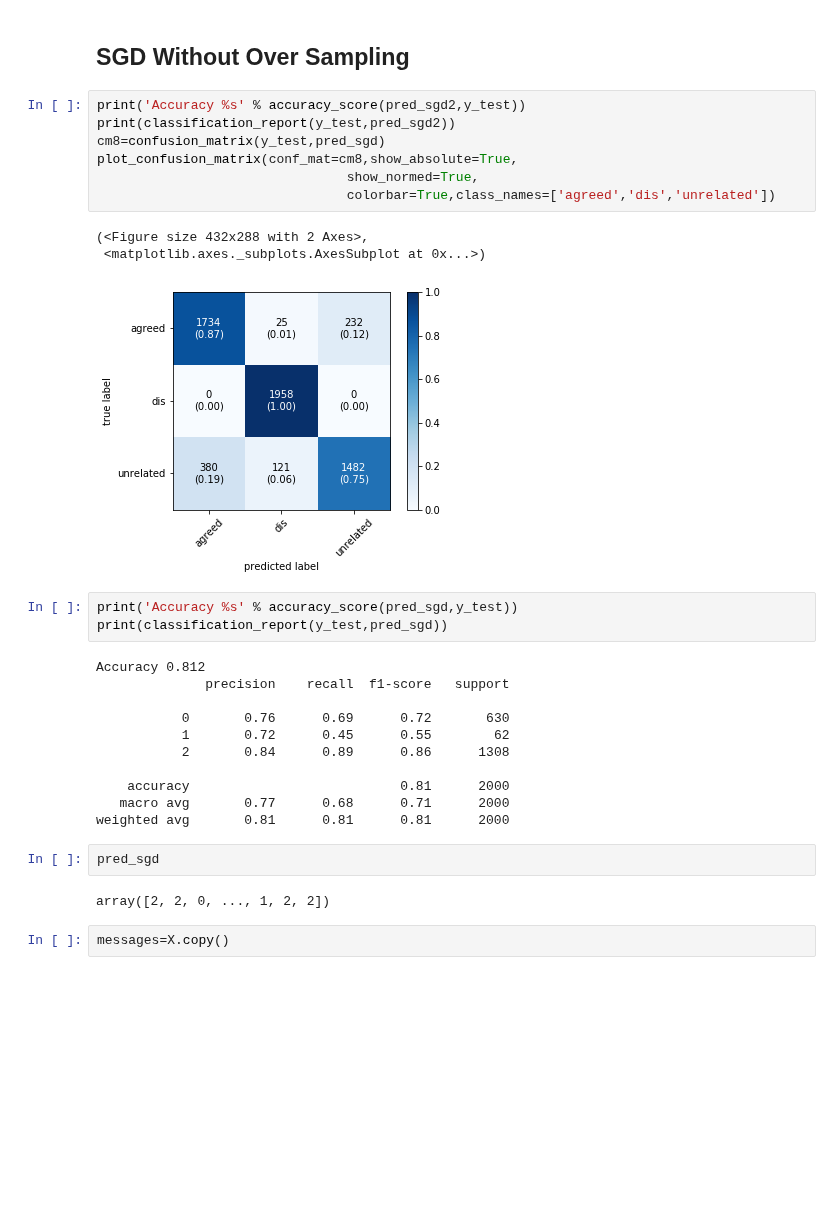
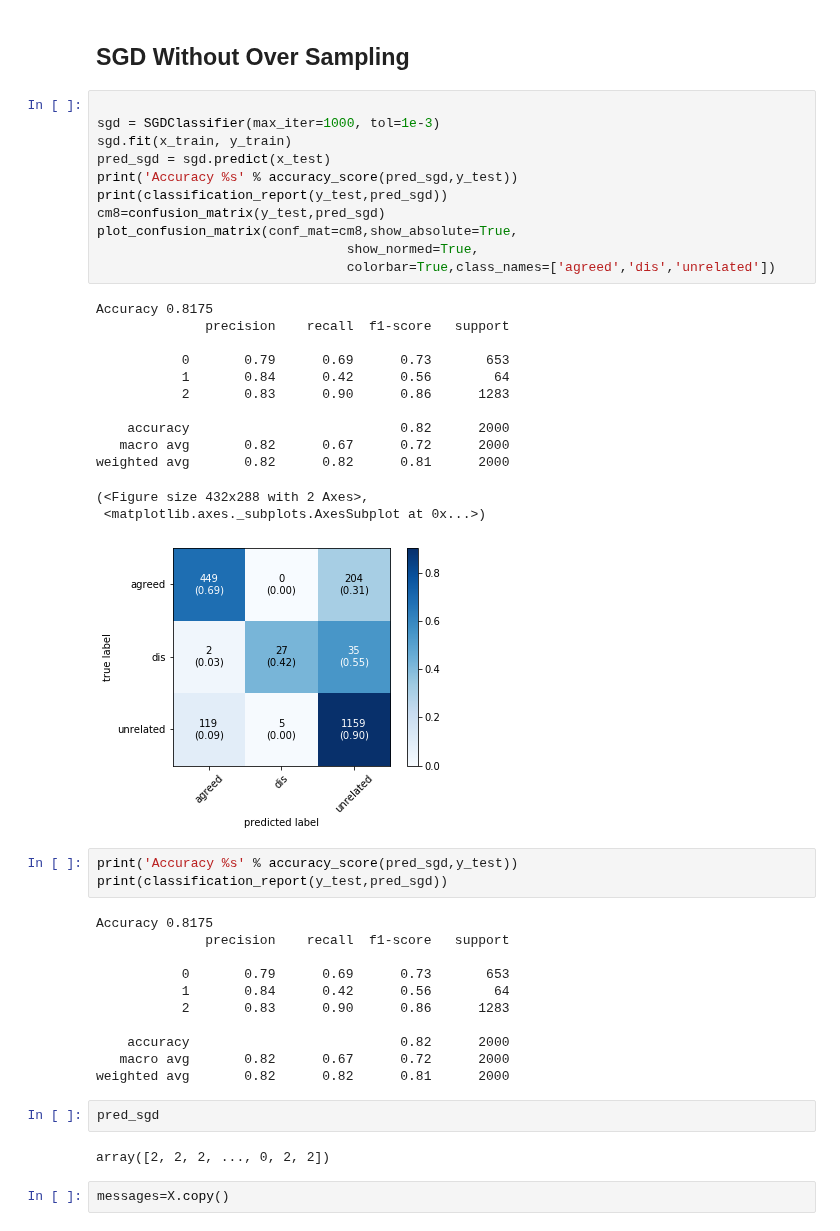
Before and after one commit to Amoghvs/Fake-News-Classifier, a Jupyter notebook: Fake News Classifier.ipynb, the cells around one changed output. Cells and saved outputs as stored; diff of their text form; blank space fills up the shorter version.

```diff
--- a/Fake News Classifier.ipynb
+++ b/Fake News Classifier.ipynb
@@ -586,34 +584,48 @@ Recall 0.797
 # %% [markdown]
 ## SGD Without Over Sampling
 # %%
-print('Accuracy %s' % accuracy_score(pred_sgd2,y_test))
-print(classification_report(y_test,pred_sgd2))
+
+sgd = SGDClassifier(max_iter=1000, tol=1e-3)
+sgd.fit(x_train, y_train)
+pred_sgd = sgd.predict(x_test)
+print('Accuracy %s' % accuracy_score(pred_sgd,y_test))
+print(classification_report(y_test,pred_sgd))
 cm8=confusion_matrix(y_test,pred_sgd)
 plot_confusion_matrix(conf_mat=cm8,show_absolute=True,
                                 show_normed=True,
                                 colorbar=True,class_names=['agreed','dis','unrelated'])
 # %% [output]
-(<Figure size 432x288 with 2 Axes>,
- <matplotlib.axes._subplots.AxesSubplot at 0x...>)
+Accuracy 0.8175
+              precision    recall  f1-score   support
+
+           0       0.79      0.69      0.73       653
+           1       0.84      0.42      0.56        64
+           2       0.83      0.90      0.86      1283
+
+    accuracy                           0.82      2000
+   macro avg       0.82      0.67      0.72      2000
+weighted avg       0.82      0.82      0.81      2000
+(<Figure size 432x288 with 2 Axes>,
+ <matplotlib.axes._subplots.AxesSubplot at 0x...>)
-[figure, old version]
+[figure, new version]
 # %%
 print('Accuracy %s' % accuracy_score(pred_sgd,y_test))
 print(classification_report(y_test,pred_sgd))
 # %% [output]
-Accuracy 0.812
+Accuracy 0.8175
               precision    recall  f1-score   support
 
-           0       0.76      0.69      0.72       630
-           1       0.72      0.45      0.55        62
-           2       0.84      0.89      0.86      1308
+           0       0.79      0.69      0.73       653
+           1       0.84      0.42      0.56        64
+           2       0.83      0.90      0.86      1283
 
-    accuracy                           0.81      2000
-   macro avg       0.77      0.68      0.71      2000
-weighted avg       0.81      0.81      0.81      2000
+    accuracy                           0.82      2000
+   macro avg       0.82      0.67      0.72      2000
+weighted avg       0.82      0.82      0.81      2000
 # %%
 pred_sgd
 # %% [output]
-array([2, 2, 0, ..., 1, 2, 2])
+array([2, 2, 2, ..., 0, 2, 2])
 # %%
 messages=X.copy()
 # %%
```
Also changed, not shown: parts of 68 cells of this notebook.
